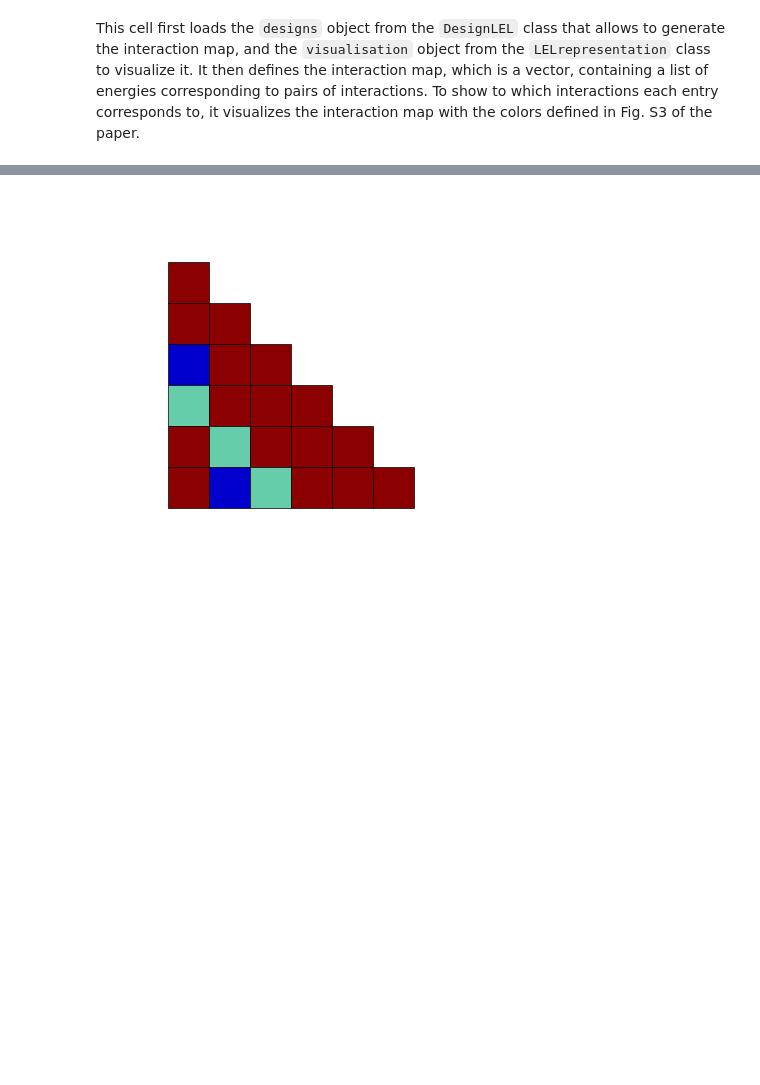
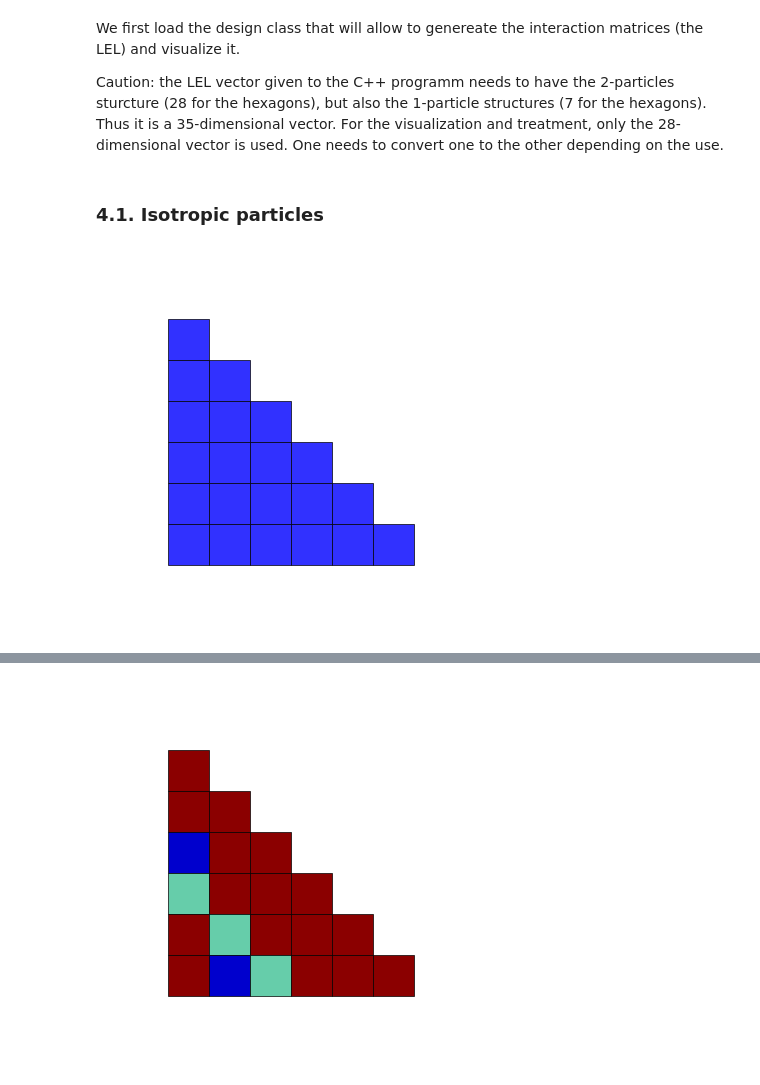
Before and after one commit to Soft-Biophysics-Group/VortexAssembly, a Jupyter notebook: VortexAssembly.ipynb, the cells around one changed output, grey strips where cells are left out. Drawn from its saved outputs; the diff is of its cells as text; code cells hidden in the pictures; blank space fills up the shorter version.

```diff
--- a/VortexAssembly.ipynb
+++ b/VortexAssembly.ipynb
@@ -51,14 +81,11 @@ Careful, if you change the simulation parameters, make sure to also change the `
 # %%
-name = "250929_vortex_assembly"
-Nparticles = 100
-L = 30
-Nsteps_per_T = 10**5
-Nsystems= 2
-
-
-assembly_type =   "6-fold"
-
-epsilon_c = -18.7
-energy_ratio = 0.407
-epsilon_d = epsilon_c / energy_ratio
-epsilon_f = 50
+lattice = Triangular
+# lattice = Hexagonal
+lattice = Square
+Nparticles = [20] #[50, 50] #[100]  # this is a list of number of particles for each type of particles
+NparticleTypes = len(Nparticles)
+Lx = 10
+Ly = 10
+Lz = 1
+firstNeighborDistance = 1
+secondNeighborDistance = 2
@@ -68,4 +167,16 @@ epsilon_f = 50
 # %% [markdown]
-This cell first loads the `designs` object from the `DesignLEL` class that allows to generate the interaction map, and the `visualisation` object from the `LELrepresentation` class to visualize it.
-It then defines the interaction map, which is a vector, containing a list of energies corresponding to pairs of interactions.
-To show to which interactions each entry corresponds to, it visualizes the interaction map with the colors defined in Fig. S3 of the paper.
+We first load the design class that will allow to genereate the interaction matrices (the LEL) and visualize it.
+
+Caution: the LEL vector given to the C++ programm needs to have the 2-particles sturcture (28 for the hexagons), but also the 1-particle structures (7 for the hexagons). Thus it is a 35-dimensional vector. For the visualization and treatment, only the 28-dimensional vector is used. One needs to convert one to the other depending on the use.
+# %%
+designs = DesignLEL(lattice, NparticleTypes)
+visualisation = LELrepresentation(lattice, NparticleTypes)
+# %% [markdown]
+### 4.1. Isotropic particles
+# %%
+attraction = 2
+LEL_isotropic = designs.LEL_sticky_isotropic(attraction) #this is a 35-dimensional vector
+LEL_isotropic_short = designs.cut_LEL(LEL_isotropic) #this is a 28-dimensional vector
+visualisation.plot_matrix(LEL_isotropic_short, fullMatrix=False, maxi=10)
+# %% [output]
+[figure, added]
```
Also changed, not shown: parts of 71 cells of this notebook.
